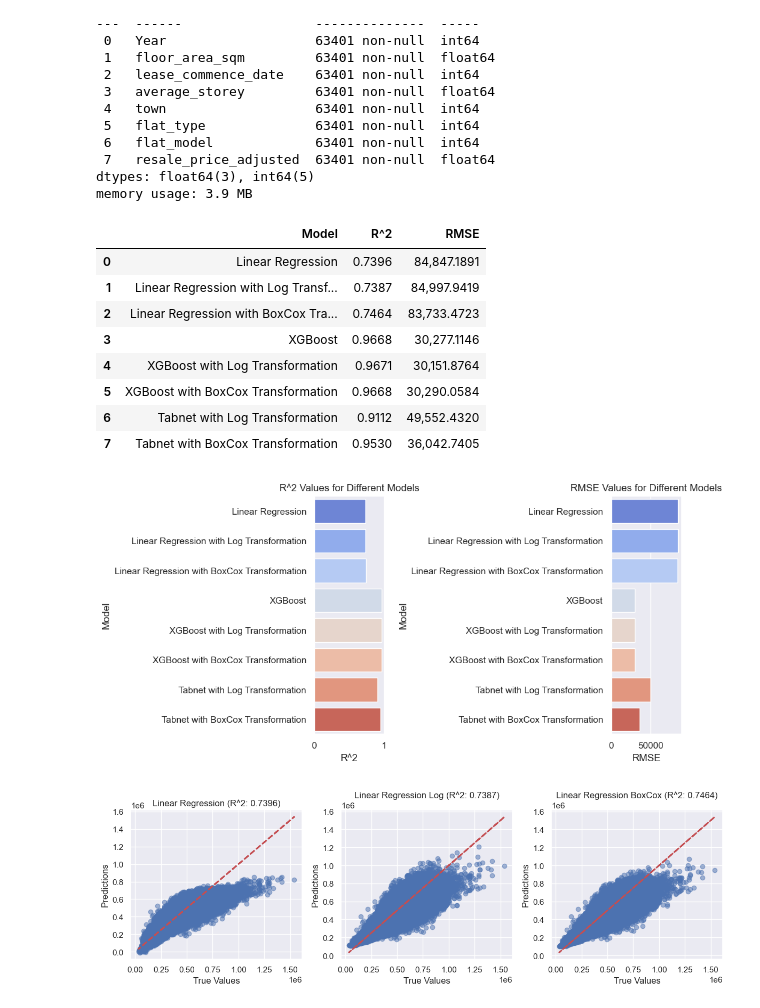
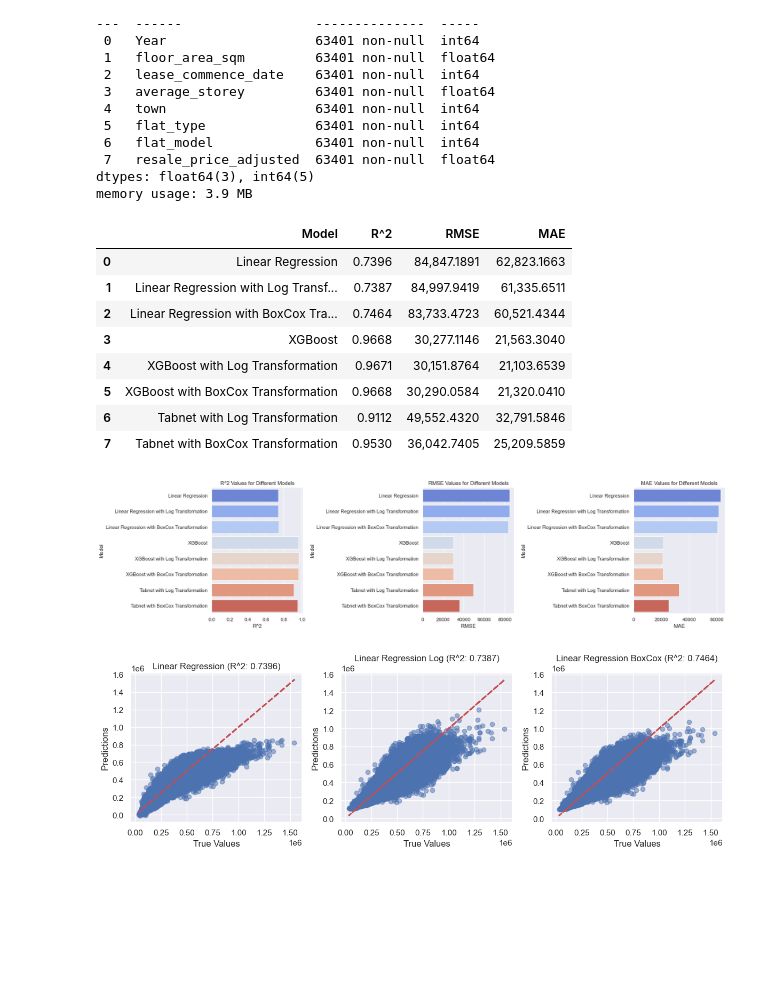
Before and after one commit to KuroInit/HDB-Resale-Price-Predict, a Jupyter notebook: FInal_Predict.ipynb, the cells around one changed output. Saved outputs shown, nothing was run; the diff lists cells and outputs as text; code cells hidden in the pictures; blank space fills up the shorter version.

```diff
--- a/FInal_Predict.ipynb
+++ b/FInal_Predict.ipynb
@@ -126,8 +127,8 @@ y_pred_xgb_log          = np.exp(xgbreg_withLog.predict(X_test))
 y_pred_xgb_boxcox       = inv_boxcox(xgbreg_withBoxCox.predict(X_test), lambda_boxcox)
 
 # Predicting the tabnet models
-y_pred_tabnet_log       = np.exp(tabnetReg_log.predict(X_test.values))
-y_pred_tabnet_boxcox    = inv_boxcox(tabnetReg_box.predict(X_test.values), lambda_boxcox_tabnet)
+y_pred_tabnet_log       = np.exp(tabnetReg_log.predict(X_test.values)).ravel()
+y_pred_tabnet_boxcox    = inv_boxcox(tabnetReg_box.predict(X_test.values), lambda_boxcox_tabnet).ravel()
 # %%
 from IPython.display import display
 import math
@@ -162,6 +163,16 @@ metrics_df = pd.DataFrame({
         math.sqrt(mean_squared_error(y_test, y_pred_xgb_boxcox)),
         math.sqrt(mean_squared_error(y_test, y_pred_tabnet_log)),
         math.sqrt(mean_squared_error(y_test, y_pred_tabnet_boxcox))
+    ],
+    'MAE' : [
+        mean_absolute_error(y_test, y_pred_linReg),
+        mean_absolute_error(y_test, y_pred_linReg_log),
+        mean_absolute_error(y_test, y_pred_linReg_boxcox),
+        mean_absolute_error(y_test, y_pred_xgb),
+        mean_absolute_error(y_test, y_pred_xgb_log),
+        mean_absolute_error(y_test, y_pred_xgb_boxcox),
+        mean_absolute_error(y_test, y_pred_tabnet_log),
+        mean_absolute_error(y_test, y_pred_tabnet_boxcox)
     ]
 })
 
@@ -171,36 +182,40 @@ pd.options.display.float_format = '{:,.4f}'.format
 # Display the DataFrame.
 display(metrics_df)
 # %% [output]
-|  | Model | R^2 | RMSE |
-| 0 | Linear Regression | 0.7396 | 84,847.1891 |
-| 1 | Linear Regression with Log Transf... | 0.7387 | 84,997.9419 |
-| 2 | Linear Regression with BoxCox Tra... | 0.7464 | 83,733.4723 |
-| 3 | XGBoost | 0.9668 | 30,277.1146 |
-| 4 | XGBoost with Log Transformation | 0.9671 | 30,151.8764 |
-| 5 | XGBoost with BoxCox Transformation | 0.9668 | 30,290.0584 |
-| 6 | Tabnet with Log Transformation | 0.9112 | 49,552.4320 |
-| 7 | Tabnet with BoxCox Transformation | 0.9530 | 36,042.7405 |
+|  | Model | R^2 | RMSE | MAE |
+| 0 | Linear Regression | 0.7396 | 84,847.1891 | 62,823.1663 |
+| 1 | Linear Regression with Log Transf... | 0.7387 | 84,997.9419 | 61,335.6511 |
+| 2 | Linear Regression with BoxCox Tra... | 0.7464 | 83,733.4723 | 60,521.4344 |
+| 3 | XGBoost | 0.9668 | 30,277.1146 | 21,563.3040 |
+| 4 | XGBoost with Log Transformation | 0.9671 | 30,151.8764 | 21,103.6539 |
+| 5 | XGBoost with BoxCox Transformation | 0.9668 | 30,290.0584 | 21,320.0410 |
+| 6 | Tabnet with Log Transformation | 0.9112 | 49,552.4320 | 32,791.5846 |
+| 7 | Tabnet with BoxCox Transformation | 0.9530 | 36,042.7405 | 25,209.5859 |
 # %%
 import warnings
 warnings.filterwarnings('ignore', category=FutureWarning)
 
-plt.figure(figsize=(10, 5))
+plt.figure(figsize=(20, 5))
 
 # Create a bar plot for R^2 values
-plt.subplot(1, 2, 1)  # 1 row, 2 columns, 1st subplot
+plt.subplot(1, 3, 1)  # 1 row, 2 columns, 1st subplot
 sb.barplot(x='R^2', y='Model', data=metrics_df, palette='coolwarm')
 plt.title('R^2 Values for Different Models')
 
 # Create a bar plot for RMSE values
-plt.subplot(1, 2, 2)  # 1 row, 2 columns, 2nd subplot
+plt.subplot(1, 3, 2)  # 1 row, 2 columns, 2nd subplot
 sb.barplot(x='RMSE', y='Model', data=metrics_df, palette='coolwarm')
 plt.title('RMSE Values for Different Models')
+
+plt.subplot(1, 3, 3)  # 1 row, 2 columns, 2nd subplot
+sb.barplot(x='MAE', y='Model', data=metrics_df, palette='coolwarm')
+plt.title('MAE Values for Different Models')
 
 # Display the plots
 plt.tight_layout()
 plt.show()
 # %% [output]
-[figure, old version]
+[figure, new version]
 # %%
 r2_values = metrics_df.set_index('Model')['R^2'].to_dict()
 
```
Also changed, not shown: parts of 5 cells of this notebook.
